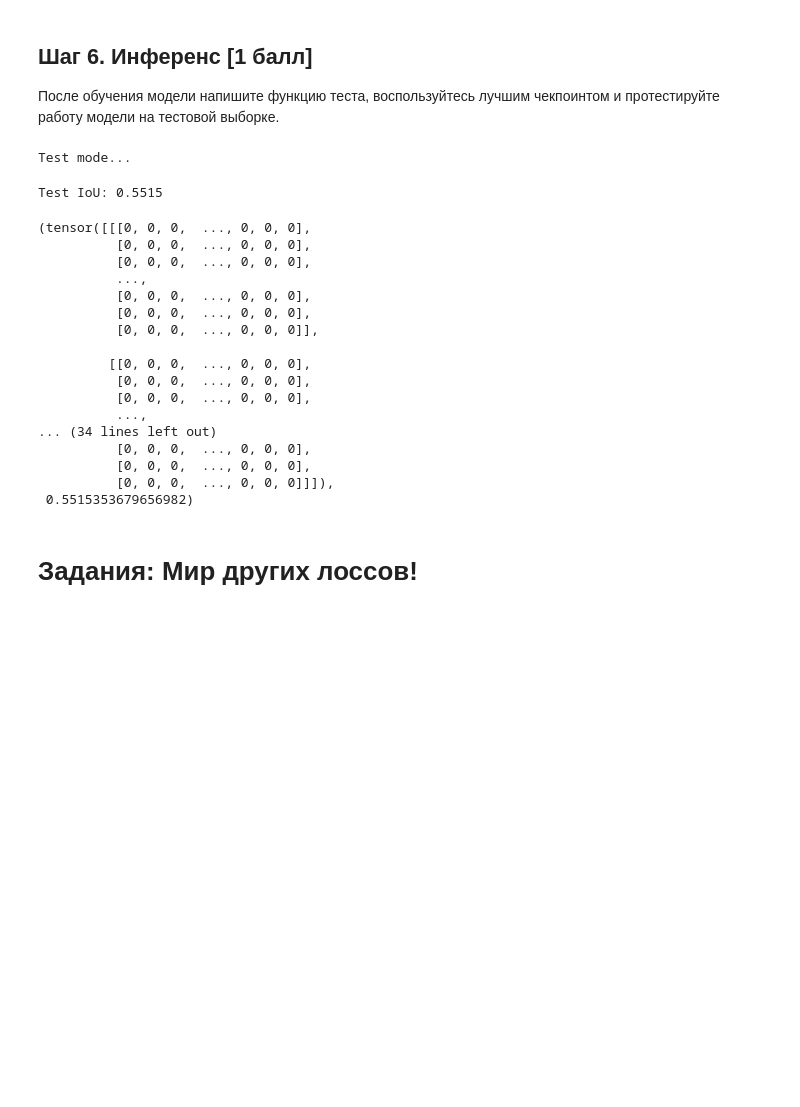
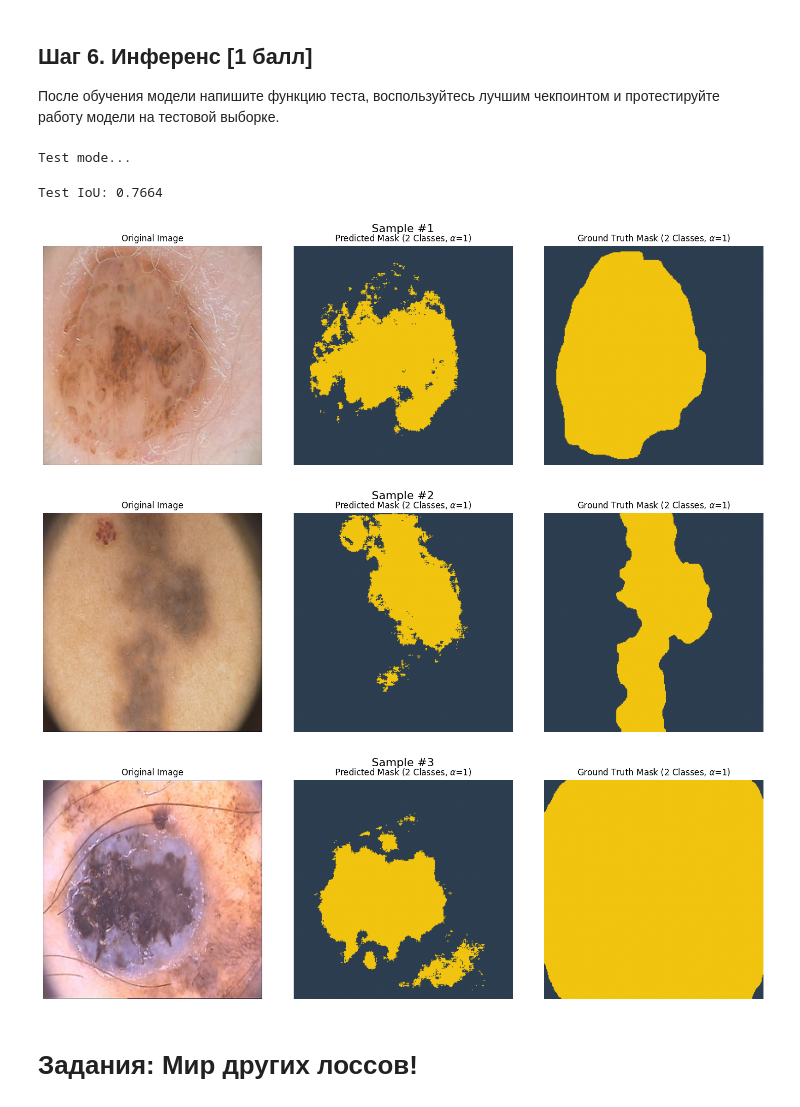
Before and after one commit to ignat2008/hw_6_semantic_segmentation, a Jupyter notebook: week_08_semantic_segmentation/Homework/hw_6_semantic_segmentation.ipynb, the cells around one changed output. Cells and saved outputs as stored; diff of their text form; code cells hidden in the pictures; blank space fills up the shorter version.

```diff
--- a/week_08_semantic_segmentation/Homework/hw_6_semantic_segmentation.ipynb
+++ b/week_08_semantic_segmentation/Homework/hw_6_semantic_segmentation.ipynb
@@ -654,7 +659,7 @@ def test(model, loader, num_classes):
 
         with torch.no_grad():
             outputs = model(images)
-            predictions = outputs.argmax(dim=1)
+            predictions = (torch.sigmoid(outputs) > 0.5).long().squeeze(1)
 
             # Обновляем состояние метрики на батче
             iou_metric.update(predictions, masks)
@@ -669,29 +674,3 @@ def test(model, loader, num_classes):
     iou_metric.reset()
 
     return torch.cat(all_predictions, dim=0), mean_iou
-# %%
-best_model =SegNet()
-state_dict = torch.load('best_model.pth')
-best_model.load_state_dict(state_dict)
-best_model.to(device)
-test(best_model, test_dataloader, 2)
-# %% [output]
-Test mode...
-Test IoU: 0.5515
-(tensor([[[0, 0, 0,  ..., 0, 0, 0],
-          [0, 0, 0,  ..., 0, 0, 0],
-          [0, 0, 0,  ..., 0, 0, 0],
-          ...,
-          [0, 0, 0,  ..., 0, 0, 0],
-          [0, 0, 0,  ..., 0, 0, 0],
-          [0, 0, 0,  ..., 0, 0, 0]],
-
-         [[0, 0, 0,  ..., 0, 0, 0],
-          [0, 0, 0,  ..., 0, 0, 0],
-          [0, 0, 0,  ..., 0, 0, 0],
-          ...,
-... (34 lines left out)
-          [0, 0, 0,  ..., 0, 0, 0],
-          [0, 0, 0,  ..., 0, 0, 0],
-          [0, 0, 0,  ..., 0, 0, 0]]]),
- 0.5515353679656982)
@@ -698,3 +747,35 @@ Test IoU: 0.5515
+# %%
+best_model =SegNet()
+state_dict = torch.load('best_model.pth')
+best_model.load_state_dict(state_dict)
+best_model.to(device)
+predictions_all, mean_iou = test(best_model, test_dataloader, 2)
+
+# 2. Достаём первый батч из test_dataloader
+images, masks = next(iter(test_dataloader))
+images = images.to(device)
+masks = masks.squeeze(1)
+
+# 3. Получаем предсказания модели
+best_model.eval()
+with torch.no_grad():
+    outputs = best_model(images)
+    preds = (torch.sigmoid(outputs) > 0.5).long().squeeze(1)
+
+# 4. Визуализируем первые 3 образца
+for i in range(3):
+    visualize_masks(
+        image=images[i],
+        pred_mask=preds[i],
+        gt_mask=masks[i],
+        title=f"Sample #{i + 1}"
+    )
+# %% [output]
+Test mode...
+Test IoU: 0.7664
+[figure, added]
+[figure, added]
+[figure, added]
 # %% [markdown]
 # Задания: Мир других лоссов!
 # %% [markdown]
```
Also changed, not shown: parts of 12 cells of this notebook.
